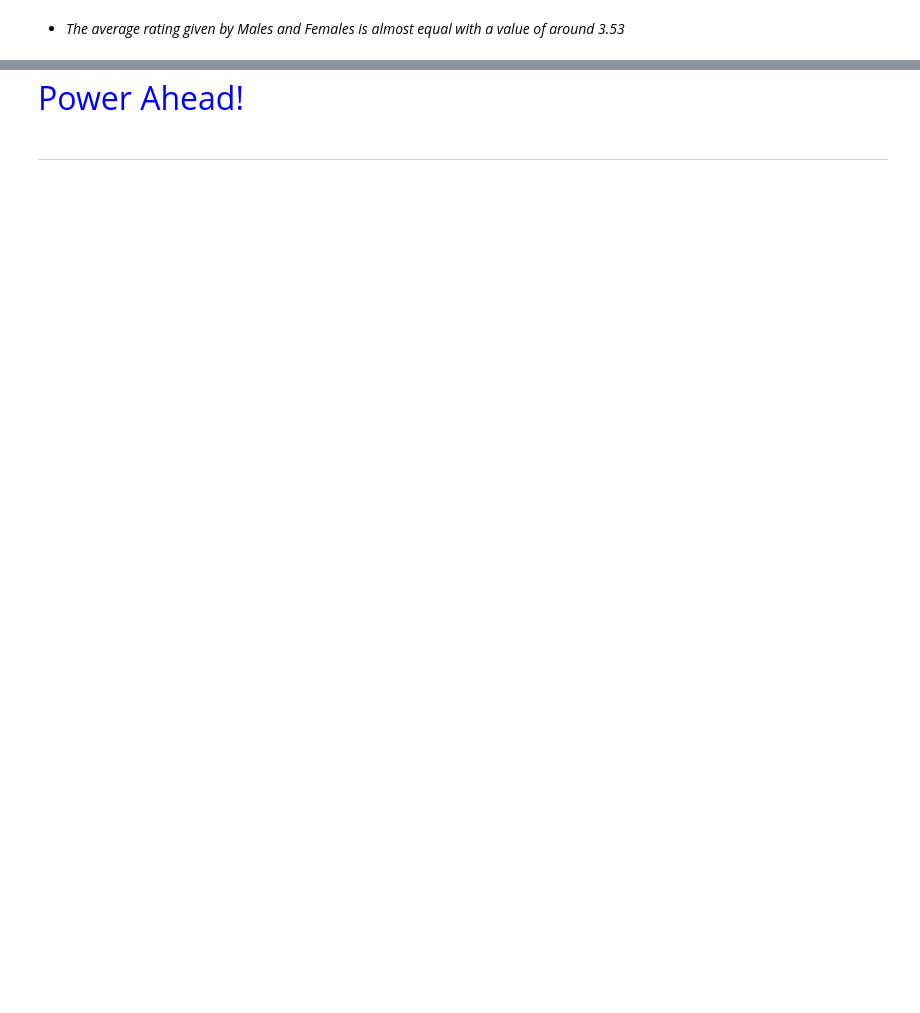
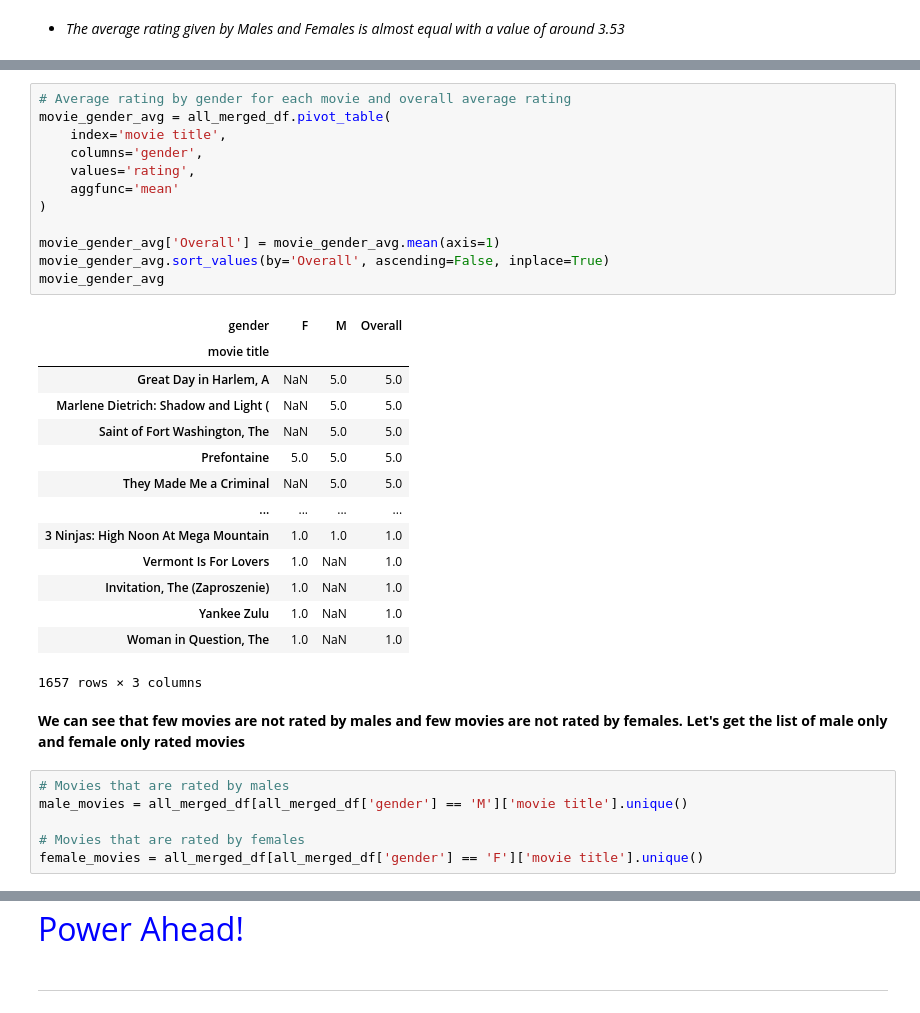
Before and after one commit to MonishDY/AI-Track, a Jupyter notebook: Assignment/MovieLens_Case_Study_01.ipynb, the cells around one changed output, grey strips where cells are left out. Saved outputs shown, nothing was run; the diff lists cells and outputs as text; blank space fills up the shorter version.

```diff
--- a/Assignment/MovieLens_Case_Study_01.ipynb
+++ b/Assignment/MovieLens_Case_Study_01.ipynb
@@ -553,0 +730,35 @@ Since we have already merged datasets `rating` and `movie` in a variable `df_mer
+# %%
+# Average rating by gender for each movie and overall average rating
+movie_gender_avg = all_merged_df.pivot_table(
+    index='movie title',
+    columns='gender',
+    values='rating',
+    aggfunc='mean'
+)
+
+movie_gender_avg['Overall'] = movie_gender_avg.mean(axis=1)
+movie_gender_avg.sort_values(by='Overall', ascending=False, inplace=True)
+movie_gender_avg
+# %% [output]
+| gender | F | M | Overall |
+| movie title |  |  |  |
+| Great Day in Harlem, A | NaN | 5.0 | 5.0 |
+| Marlene Dietrich: Shadow and Light ( | NaN | 5.0 | 5.0 |
+| Saint of Fort Washington, The | NaN | 5.0 | 5.0 |
+| Prefontaine | 5.0 | 5.0 | 5.0 |
+| They Made Me a Criminal | NaN | 5.0 | 5.0 |
+| ... | ... | ... | ... |
+| 3 Ninjas: High Noon At Mega Mountain | 1.0 | 1.0 | 1.0 |
+| Vermont Is For Lovers | 1.0 | NaN | 1.0 |
+| Invitation, The (Zaproszenie) | 1.0 | NaN | 1.0 |
+| Yankee Zulu | 1.0 | NaN | 1.0 |
+| Woman in Question, The | 1.0 | NaN | 1.0 |
+1657 rows × 3 columns
+# %% [markdown]
+**We can see that few movies are not rated by males and few movies are not rated by females. Let's get the list of male only and female only rated movies**
+# %%
+# Movies that are rated by males
+male_movies = all_merged_df[all_merged_df['gender'] == 'M']['movie title'].unique()
+
+# Movies that are rated by females
+female_movies = all_merged_df[all_merged_df['gender'] == 'F']['movie title'].unique()
```
Also changed, not shown: parts of 24 cells of this notebook.
